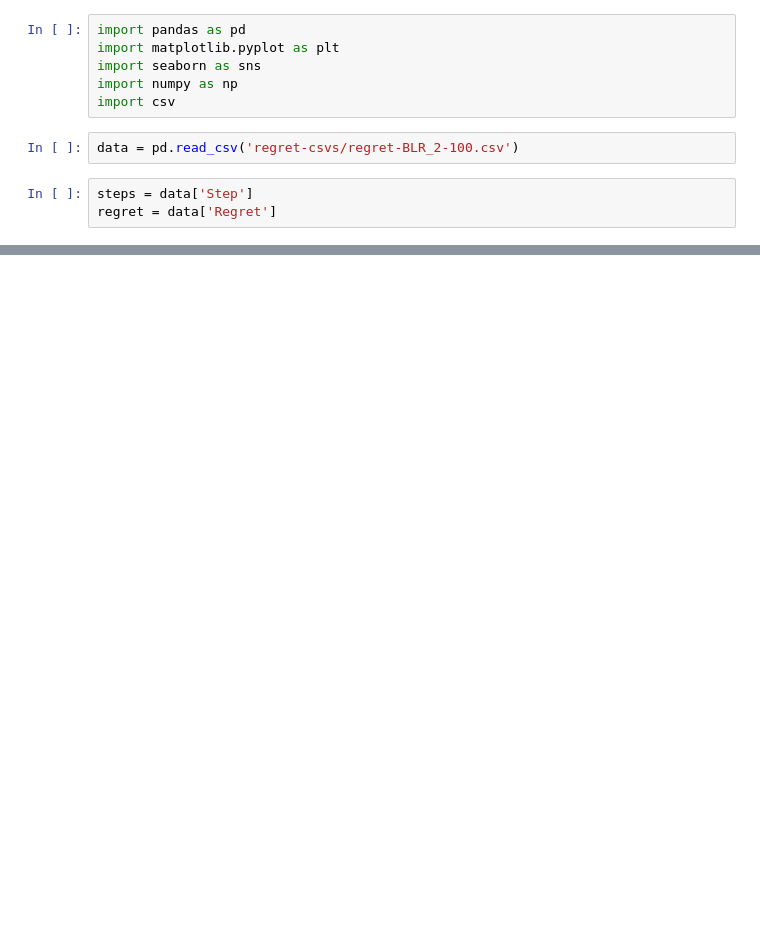
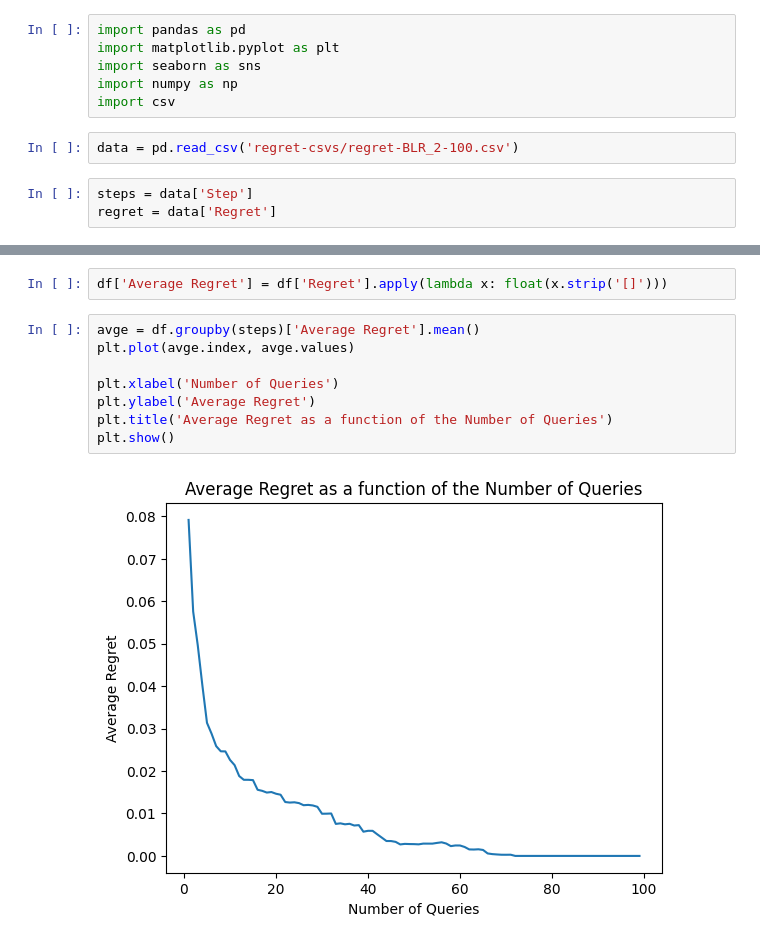
Before and after one commit to Amsterdam-Internships/Multi-objective_Optimization_using_Interactive_User_Approach, a Jupyter notebook: experiments/visualization-EI.ipynb, the cells around one changed output, grey strips where cells are left out. Cells and saved outputs as stored; diff of their text form; blank space fills up the shorter version.

```diff
--- a/experiments/visualization-EI.ipynb
+++ b/experiments/visualization-EI.ipynb
@@ -26,0 +27,12 @@ plt.show()
+# %%
+df['Average Regret'] = df['Regret'].apply(lambda x: float(x.strip('[]')))
+# %%
+avge = df.groupby(steps)['Average Regret'].mean()
+plt.plot(avge.index, avge.values)
+
+plt.xlabel('Number of Queries')
+plt.ylabel('Average Regret')
+plt.title('Average Regret as a function of the Number of Queries')
+plt.show()
+# %% [output]
+[figure, added]
```
Also changed, not shown: parts of 2 cells of this notebook, 6 other files.
